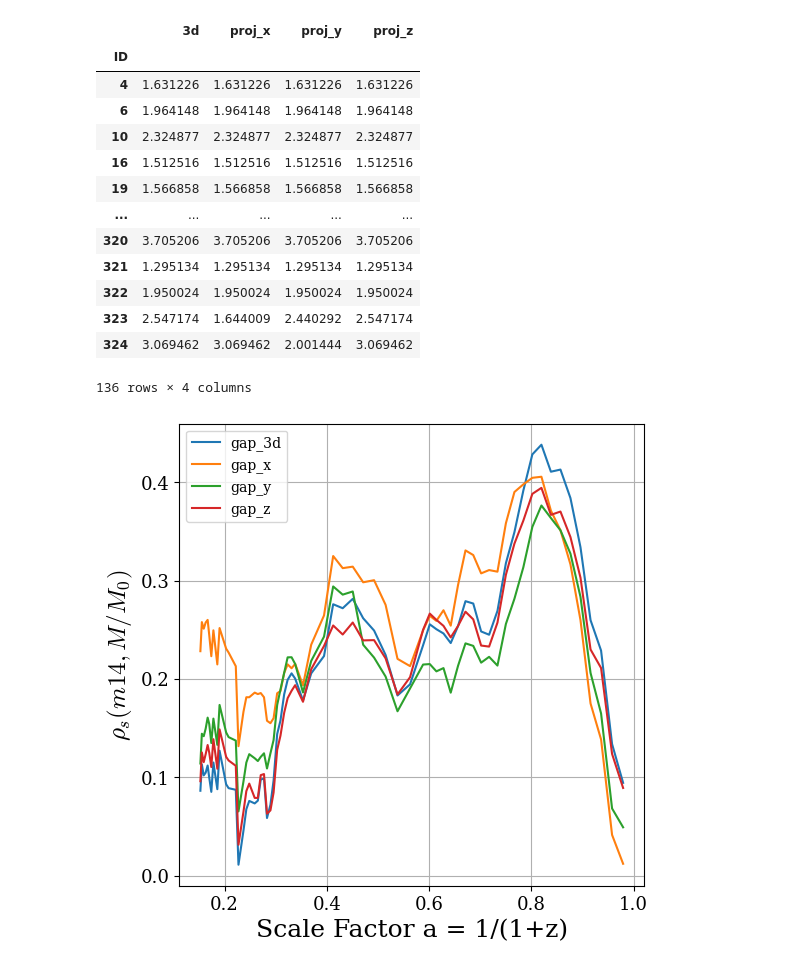
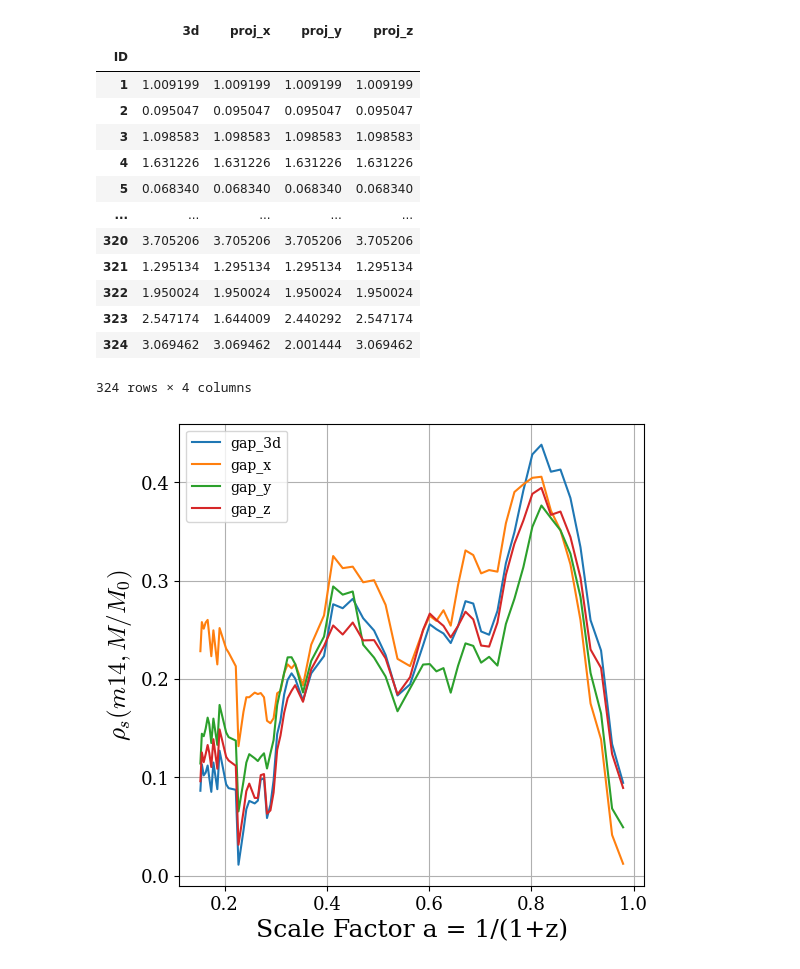
Before and after one commit to Kabelo-T/cluster_morph, a Jupyter notebook: magnitude_gap_corrs.ipynb, the cells around one changed output. Cells and saved outputs as stored; diff of their text form; code cells hidden in the pictures.

```diff
--- a/magnitude_gap_corrs.ipynb
+++ b/magnitude_gap_corrs.ipynb
@@ -22,29 +23,29 @@ plt.rcParams["font.family"] = "serif"
 # %%
 mah_df_dict = futils.get_mah_all()
 
 m14 = pd.read_csv('data/gadgetx3k/mag_diff_GadgetX_3k.csv')
 m14.set_index('ID', inplace=True)
 # cutoffs as per Casas+24
-m14 = m14[m14['3d'] > 1.25]
-m14 = m14[m14['proj_x'] > 1.25]
-m14 = m14[m14['proj_y'] > 1.25]
-m14 = m14[m14['proj_z'] > 1.25]
+# m14 = m14[m14['3d'] > 1.25]
+# m14 = m14[m14['proj_x'] > 1.25]
+# m14 = m14[m14['proj_y'] > 1.25]
+# m14 = m14[m14['proj_z'] > 1.25]
 display(m14)
 # %% [output]
 |  | 3d | proj_x | proj_y | proj_z |
 | ID |  |  |  |  |
+| 1 | 1.009199 | 1.009199 | 1.009199 | 1.009199 |
+| 2 | 0.095047 | 0.095047 | 0.095047 | 0.095047 |
+| 3 | 1.098583 | 1.098583 | 1.098583 | 1.098583 |
 | 4 | 1.631226 | 1.631226 | 1.631226 | 1.631226 |
-| 6 | 1.964148 | 1.964148 | 1.964148 | 1.964148 |
-| 10 | 2.324877 | 2.324877 | 2.324877 | 2.324877 |
-| 16 | 1.512516 | 1.512516 | 1.512516 | 1.512516 |
-| 19 | 1.566858 | 1.566858 | 1.566858 | 1.566858 |
+| 5 | 0.068340 | 0.068340 | 0.068340 | 0.068340 |
 | ... | ... | ... | ... | ... |
 | 320 | 3.705206 | 3.705206 | 3.705206 | 3.705206 |
 | 321 | 1.295134 | 1.295134 | 1.295134 | 1.295134 |
 | 322 | 1.950024 | 1.950024 | 1.950024 | 1.950024 |
 | 323 | 2.547174 | 1.644009 | 2.440292 | 2.547174 |
 | 324 | 3.069462 | 3.069462 | 2.001444 | 3.069462 |
-136 rows × 4 columns
+324 rows × 4 columns
 # %%
 mah_gap_dict, corrs_list, filtered_z_list = corutils.build_ma_corrs(
     mah_df_dict, m14)
```
Also changed, not shown: parts of 6 cells of this notebook, 8 other files.
